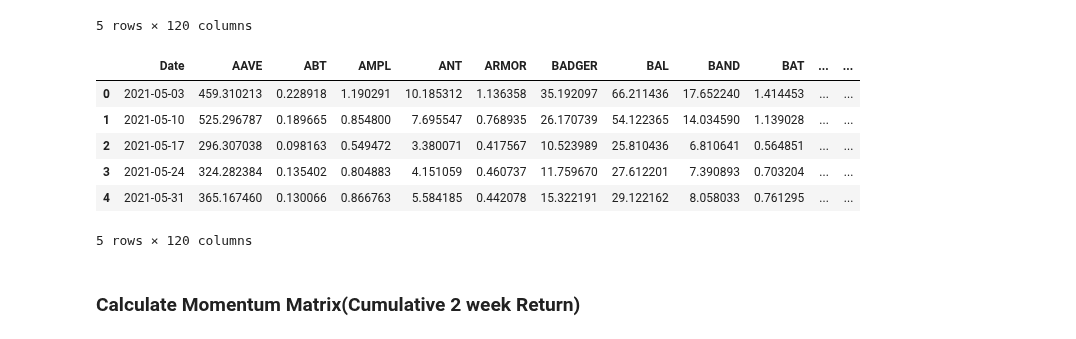
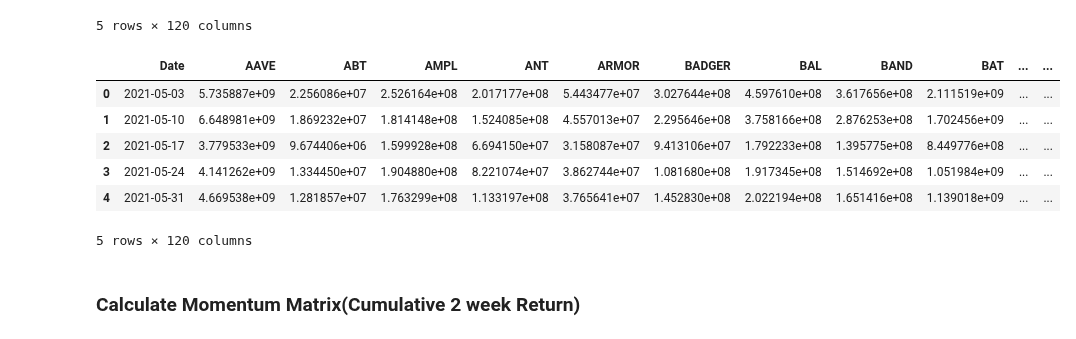
Before and after one commit to PracticumCrypto/C5-Analyzer, a Jupyter notebook: ALL.ipynb, the cells around one changed output. Cells and saved outputs as stored; diff of their text form; code cells hidden in the pictures.

```diff
--- a/ALL.ipynb
+++ b/ALL.ipynb
@@ -833,20 +833,20 @@ returnAll.head()
 5 rows × 120 columns
 # %%
 # Get Price DataFrame
-priceAll = largeCapSample.loc[:, ['Date',
-                                  'Price',
-                                  'Asset']].pivot(index="Date",
-                                                  columns=["Asset"],
-                                                  values='Price').reset_index().rename_axis(None,
-                                                                                            axis=1).sort_values('Date')
-priceAll.head()
+capAll = largeCapSample.loc[:, ['Date',
+                                'MarketCap',
+                                'Asset']].pivot(index="Date",
+                                                columns=["Asset"],
+                                                values='MarketCap').reset_index().rename_axis(None,
+                                                                                              axis=1).sort_values('Date')
+capAll.head()
 # %% [output]
 |  | Date | AAVE | ABT | AMPL | ANT | ARMOR | BADGER | BAL | BAND | BAT | ... | ... |
-| 0 | 2021-05-03 | 459.310213 | 0.228918 | 1.190291 | 10.185312 | 1.136358 | 35.192097 | 66.211436 | 17.652240 | 1.414453 | ... | ... |
-| 1 | 2021-05-10 | 525.296787 | 0.189665 | 0.854800 | 7.695547 | 0.768935 | 26.170739 | 54.122365 | 14.034590 | 1.139028 | ... | ... |
-| 2 | 2021-05-17 | 296.307038 | 0.098163 | 0.549472 | 3.380071 | 0.417567 | 10.523989 | 25.810436 | 6.810641 | 0.564851 | ... | ... |
-| 3 | 2021-05-24 | 324.282384 | 0.135402 | 0.804883 | 4.151059 | 0.460737 | 11.759670 | 27.612201 | 7.390893 | 0.703204 | ... | ... |
-| 4 | 2021-05-31 | 365.167460 | 0.130066 | 0.866763 | 5.584185 | 0.442078 | 15.322191 | 29.122162 | 8.058033 | 0.761295 | ... | ... |
+| 0 | 2021-05-03 | 5.735887e+09 | 2.256086e+07 | 2.526164e+08 | 2.017177e+08 | 5.443477e+07 | 3.027644e+08 | 4.597610e+08 | 3.617656e+08 | 2.111519e+09 | ... | ... |
+| 1 | 2021-05-10 | 6.648981e+09 | 1.869232e+07 | 1.814148e+08 | 1.524085e+08 | 4.557013e+07 | 2.295646e+08 | 3.758166e+08 | 2.876253e+08 | 1.702456e+09 | ... | ... |
+| 2 | 2021-05-17 | 3.779533e+09 | 9.674406e+06 | 1.599928e+08 | 6.694150e+07 | 3.158087e+07 | 9.413106e+07 | 1.792233e+08 | 1.395775e+08 | 8.449776e+08 | ... | ... |
+| 3 | 2021-05-24 | 4.141262e+09 | 1.334450e+07 | 1.904880e+08 | 8.221074e+07 | 3.862744e+07 | 1.081680e+08 | 1.917345e+08 | 1.514692e+08 | 1.051984e+09 | ... | ... |
+| 4 | 2021-05-31 | 4.669538e+09 | 1.281857e+07 | 1.763299e+08 | 1.133197e+08 | 3.765641e+07 | 1.452830e+08 | 2.022194e+08 | 1.651416e+08 | 1.139018e+09 | ... | ... |
 5 rows × 120 columns
 # %% [markdown]
 ### Calculate Momentum Matrix(Cumulative 2 week Return)
```
Also changed, not shown: parts of 9 cells of this notebook.
